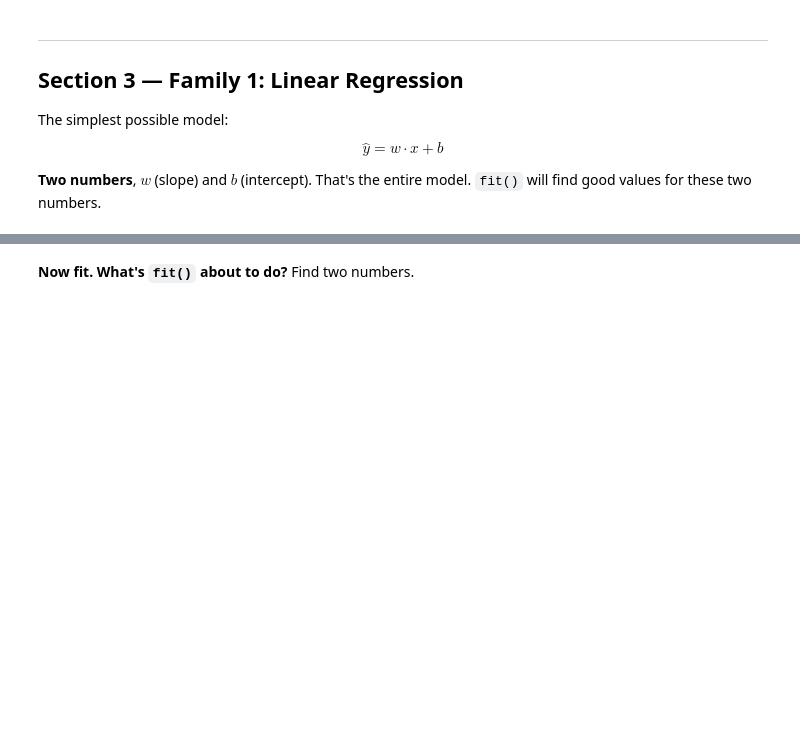
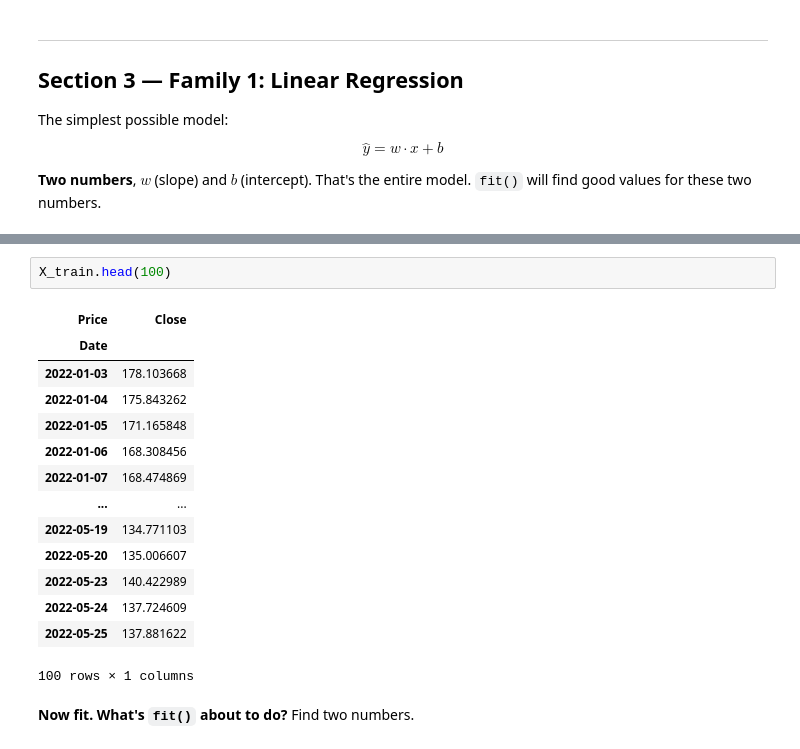
Before and after one commit to b3rtram/uas_ml, a Jupyter notebook: lecture04_Machinelearning_01/lecture_4_machine_learning.ipynb, the cells around one changed output, grey strips where cells are left out. Cells and saved outputs as stored; diff of their text form; blank space fills up the shorter version.

```diff
--- a/lecture04_Machinelearning_01/lecture_4_machine_learning.ipynb
+++ b/lecture04_Machinelearning_01/lecture_4_machine_learning.ipynb
@@ -151,2 +172,19 @@ print(f"Train: {len(X_train)} days   Test: {len(X_test)} days")
+# %%
+X_train.head(100)
+# %% [output]
+| Price | Close |
+| Date |  |
+| 2022-01-03 | 178.103668 |
+| 2022-01-04 | 175.843262 |
+| 2022-01-05 | 171.165848 |
+| 2022-01-06 | 168.308456 |
+| 2022-01-07 | 168.474869 |
+| ... | ... |
+| 2022-05-19 | 134.771103 |
+| 2022-05-20 | 135.006607 |
+| 2022-05-23 | 140.422989 |
+| 2022-05-24 | 137.724609 |
+| 2022-05-25 | 137.881622 |
+100 rows × 1 columns
 # %% [markdown]
 **Now fit. What's `fit()` about to do?** Find two numbers.
```
Also changed, not shown: parts of 18 cells of this notebook, 7 other files.
